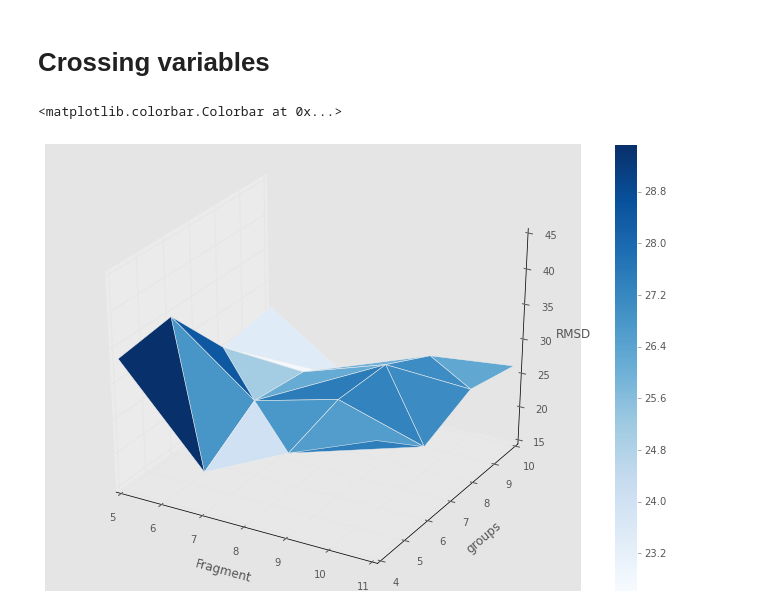
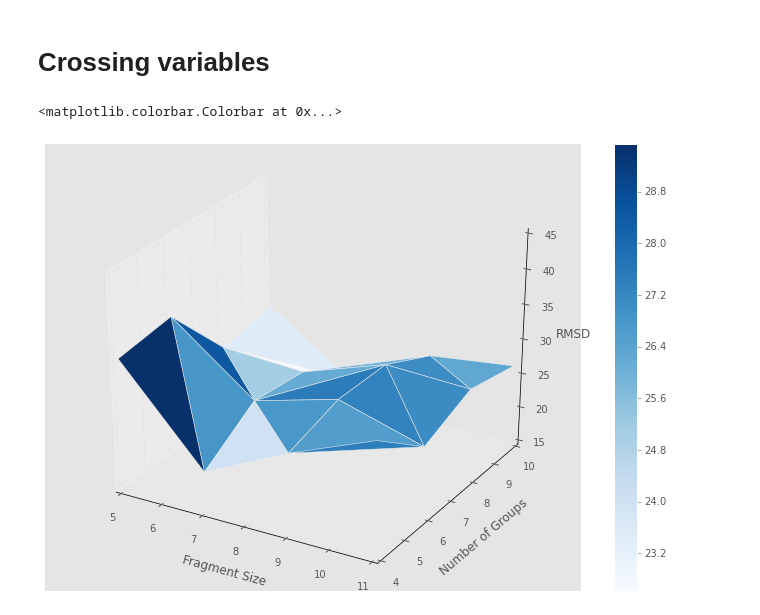
Before and after one commit to FlavielleBM/cref2, a Jupyter notebook: Prediction Parameters.ipynb, the cells around one changed output. Drawn from its saved outputs; the diff is of its cells as text; code cells hidden in the pictures.

Commit message:
Improve plot title

```diff
--- a/Prediction Parameters.ipynb
+++ b/Prediction Parameters.ipynb
@@ -157,11 +157,11 @@ box_plot(rmsds, 'matrix', "Substitution Matrix")
 # %%
 from mpl_toolkits.mplot3d import Axes3D
 from matplotlib import cm
 
 fig = plt.figure(figsize=(12,8))
-ax = fig.add_subplot(111, projection='3d', xlabel="Fragment", ylabel="groups", zlabel="RMSD")
+ax = fig.add_subplot(111, projection='3d', xlabel="Fragment Size", ylabel="Number of Groups", zlabel="RMSD")
 surf = ax.plot_trisurf(rmsds['fragment_size'], rmsds['group_count'], rmsds['rmsd'], cmap=cm.Blues)
 fig.colorbar(surf)
 # %% [output]
 <matplotlib.colorbar.Colorbar at 0x...>
-[figure, old version]
+[figure, new version]
```
